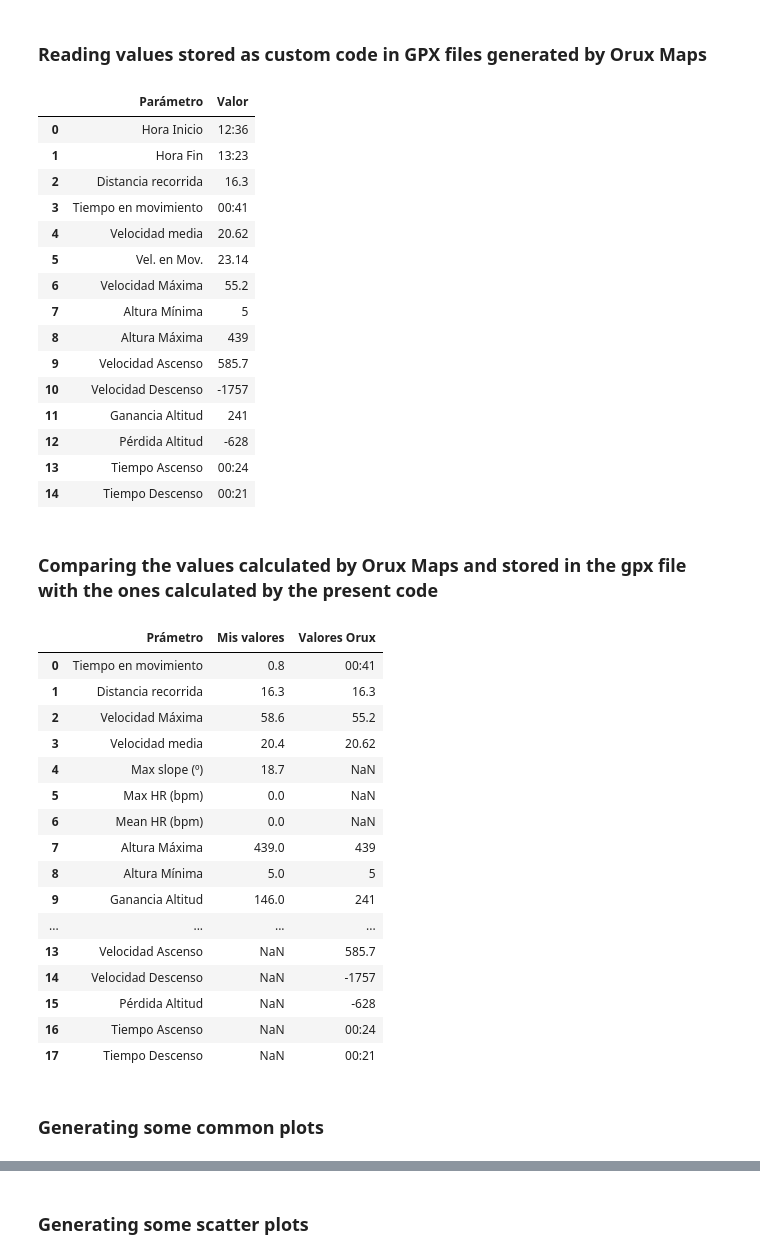
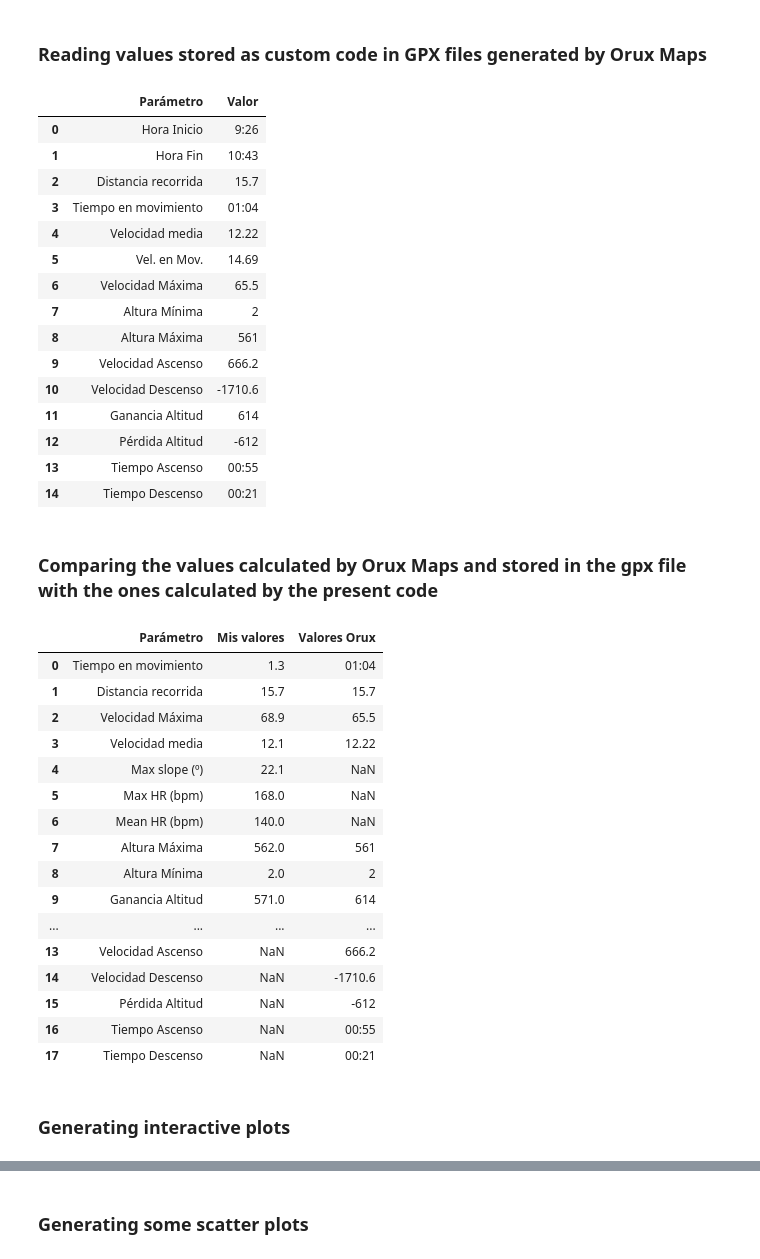
Before and after one commit to RSPdatascience/GPX-datascience, a Jupyter notebook: GPX2df.ipynb, the cells around one changed output, grey strips where cells are left out. Drawn from its saved outputs; the diff is of its cells as text; code cells hidden in the pictures.

```diff
--- a/GPX2df.ipynb
+++ b/GPX2df.ipynb
@@ -10,7 +10,8 @@ from math import radians, sin, cos, sqrt, atan2, tan
 # %%
 # Load the GPX file
 
-gpx_file = open('output_trimmed5.gpx', 'r')
+filename = 'gpx_file5.gpx'
+gpx_file = open(filename, 'r')
 gpx = gpxpy.parse(gpx_file)
 
 # Create empty lists to store data
@@ -201,7 +202,7 @@ stat_df
 # %%
 from bs4 import BeautifulSoup
 
-with open('output_trimmed5.gpx', 'r') as file:
+with open(filename, 'r') as file:
     gpx_file_content = file.read()
 
 # Create a BeautifulSoup object
@@ -245,44 +246,44 @@ stat_df_Orux.drop(0, axis=1, inplace=True)
 stat_df_Orux
 # %% [output]
 |  | Parámetro | Valor |
-| 0 | Hora Inicio | 12:36 |
-| 1 | Hora Fin | 13:23 |
-| 2 | Distancia recorrida | 16.3 |
-| 3 | Tiempo en movimiento | 00:41 |
-| 4 | Velocidad media | 20.62 |
-| 5 | Vel. en Mov. | 23.14 |
-| 6 | Velocidad Máxima | 55.2 |
-| 7 | Altura Mínima | 5 |
-| 8 | Altura Máxima | 439 |
-| 9 | Velocidad Ascenso | 585.7 |
-| 10 | Velocidad Descenso | -1757 |
-| 11 | Ganancia Altitud | 241 |
-| 12 | Pérdida Altitud | -628 |
-| 13 | Tiempo Ascenso | 00:24 |
+| 0 | Hora Inicio | 9:26 |
+| 1 | Hora Fin | 10:43 |
+| 2 | Distancia recorrida | 15.7 |
+| 3 | Tiempo en movimiento | 01:04 |
+| 4 | Velocidad media | 12.22 |
+| 5 | Vel. en Mov. | 14.69 |
+| 6 | Velocidad Máxima | 65.5 |
+| 7 | Altura Mínima | 2 |
+| 8 | Altura Máxima | 561 |
+| 9 | Velocidad Ascenso | 666.2 |
+| 10 | Velocidad Descenso | -1710.6 |
+| 11 | Ganancia Altitud | 614 |
+| 12 | Pérdida Altitud | -612 |
+| 13 | Tiempo Ascenso | 00:55 |
 | 14 | Tiempo Descenso | 00:21 |
 # %% [markdown]
 ### Comparing the values calculated by Orux Maps and stored in the gpx file with the ones calculated by the present code
 # %%
 stat_df_new=pd.merge(stat_df,stat_df_Orux,on='Parámetro', how='outer')
-stat_df_new.columns = ['Prámetro','Mis valores', 'Valores Orux']
+stat_df_new.columns = ['Parámetro','Mis valores', 'Valores Orux']
 stat_df_new
 # %% [output]
-|  | Prámetro | Mis valores | Valores Orux |
-| 0 | Tiempo en movimiento | 0.8 | 00:41 |
-| 1 | Distancia recorrida | 16.3 | 16.3 |
-| 2 | Velocidad Máxima | 58.6 | 55.2 |
-| 3 | Velocidad media | 20.4 | 20.62 |
-| 4 | Max slope (º) | 18.7 | NaN |
-| 5 | Max HR (bpm) | 0.0 | NaN |
-| 6 | Mean HR (bpm) | 0.0 | NaN |
-| 7 | Altura Máxima | 439.0 | 439 |
-| 8 | Altura Mínima | 5.0 | 5 |
-| 9 | Ganancia Altitud | 146.0 | 241 |
+|  | Parámetro | Mis valores | Valores Orux |
+| 0 | Tiempo en movimiento | 1.3 | 01:04 |
+| 1 | Distancia recorrida | 15.7 | 15.7 |
+| 2 | Velocidad Máxima | 68.9 | 65.5 |
+| 3 | Velocidad media | 12.1 | 12.22 |
+| 4 | Max slope (º) | 22.1 | NaN |
+| 5 | Max HR (bpm) | 168.0 | NaN |
+| 6 | Mean HR (bpm) | 140.0 | NaN |
+| 7 | Altura Máxima | 562.0 | 561 |
+| 8 | Altura Mínima | 2.0 | 2 |
+| 9 | Ganancia Altitud | 571.0 | 614 |
 | ... | ... | ... | ... |
-| 13 | Velocidad Ascenso | NaN | 585.7 |
-| 14 | Velocidad Descenso | NaN | -1757 |
-| 15 | Pérdida Altitud | NaN | -628 |
-| 16 | Tiempo Ascenso | NaN | 00:24 |
+| 13 | Velocidad Ascenso | NaN | 666.2 |
+| 14 | Velocidad Descenso | NaN | -1710.6 |
+| 15 | Pérdida Altitud | NaN | -612 |
+| 16 | Tiempo Ascenso | NaN | 00:55 |
 | 17 | Tiempo Descenso | NaN | 00:21 |
 # %% [markdown]
-### Generating some common plots
+### Generating interactive plots
```
Also changed, not shown: parts of 23 cells of this notebook, 2 other files.
